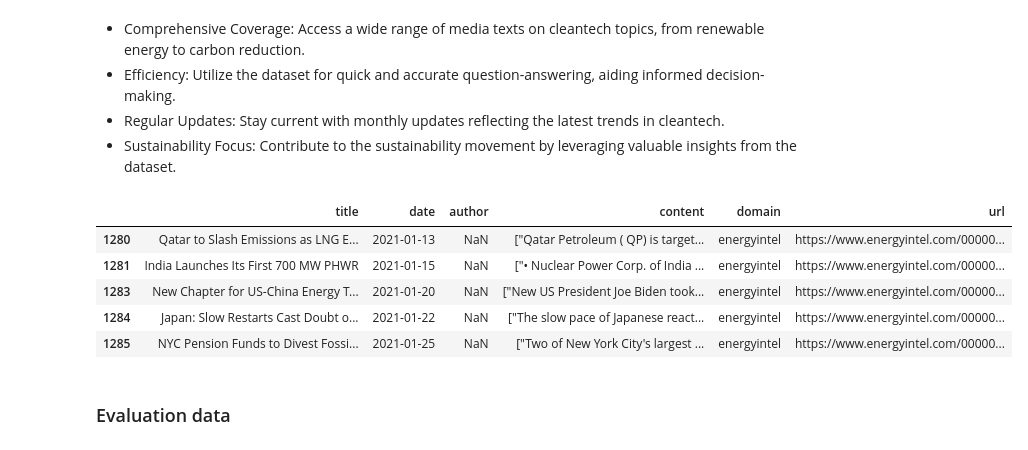
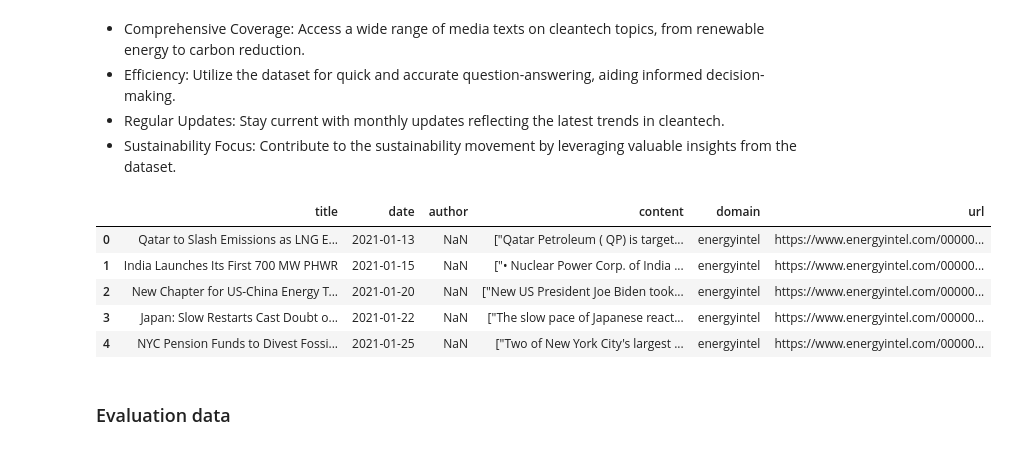
Before and after one commit to alexschillingfhnw/npr-mc1, a Jupyter notebook: src/data-preprocessing.ipynb, the cells around one changed output. Saved outputs shown, nothing was run; the diff lists cells and outputs as text; code cells hidden in the pictures.

```diff
--- a/src/data-preprocessing.ipynb
+++ b/src/data-preprocessing.ipynb
@@ -38,15 +37,15 @@ lemmatizer = WordNetLemmatizer()
 - Regular Updates: Stay current with monthly updates reflecting the latest trends in cleantech.
 - Sustainability Focus: Contribute to the sustainability movement by leveraging valuable insights from the dataset.
 # %%
-data = pd.read_csv('../data/raw/cleantech_media_dataset_v2_2024-02-23.csv', index_col=0)
+data = pd.read_csv('../data/raw/cleantech_media_dataset_v2_2024-02-23.csv', index_col=0).reset_index(drop=True)
 data.head()
 # %% [output]
 |  | title | date | author | content | domain | url |
-| 1280 | Qatar to Slash Emissions as LNG E... | 2021-01-13 | NaN | ["Qatar Petroleum ( QP) is target... | energyintel | https://www.energyintel.com/00000... |
-| 1281 | India Launches Its First 700 MW PHWR | 2021-01-15 | NaN | ["• Nuclear Power Corp. of India ... | energyintel | https://www.energyintel.com/00000... |
-| 1283 | New Chapter for US-China Energy T... | 2021-01-20 | NaN | ["New US President Joe Biden took... | energyintel | https://www.energyintel.com/00000... |
-| 1284 | Japan: Slow Restarts Cast Doubt o... | 2021-01-22 | NaN | ["The slow pace of Japanese react... | energyintel | https://www.energyintel.com/00000... |
-| 1285 | NYC Pension Funds to Divest Fossi... | 2021-01-25 | NaN | ["Two of New York City's largest ... | energyintel | https://www.energyintel.com/00000... |
+| 0 | Qatar to Slash Emissions as LNG E... | 2021-01-13 | NaN | ["Qatar Petroleum ( QP) is target... | energyintel | https://www.energyintel.com/00000... |
+| 1 | India Launches Its First 700 MW PHWR | 2021-01-15 | NaN | ["• Nuclear Power Corp. of India ... | energyintel | https://www.energyintel.com/00000... |
+| 2 | New Chapter for US-China Energy T... | 2021-01-20 | NaN | ["New US President Joe Biden took... | energyintel | https://www.energyintel.com/00000... |
+| 3 | Japan: Slow Restarts Cast Doubt o... | 2021-01-22 | NaN | ["The slow pace of Japanese react... | energyintel | https://www.energyintel.com/00000... |
+| 4 | NYC Pension Funds to Divest Fossi... | 2021-01-25 | NaN | ["Two of New York City's largest ... | energyintel | https://www.energyintel.com/00000... |
 # %% [markdown]
 ### Evaluation data
 # %% [markdown]
```
Also changed, not shown: parts of 7 cells of this notebook.
